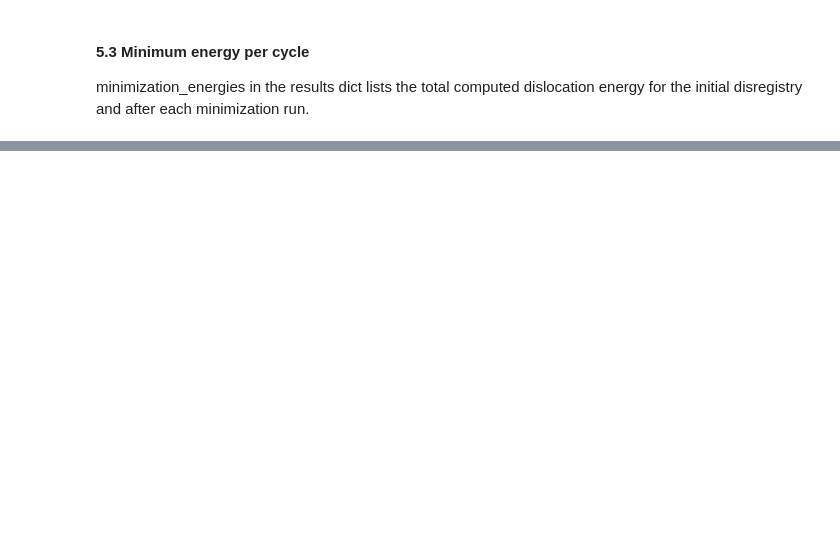
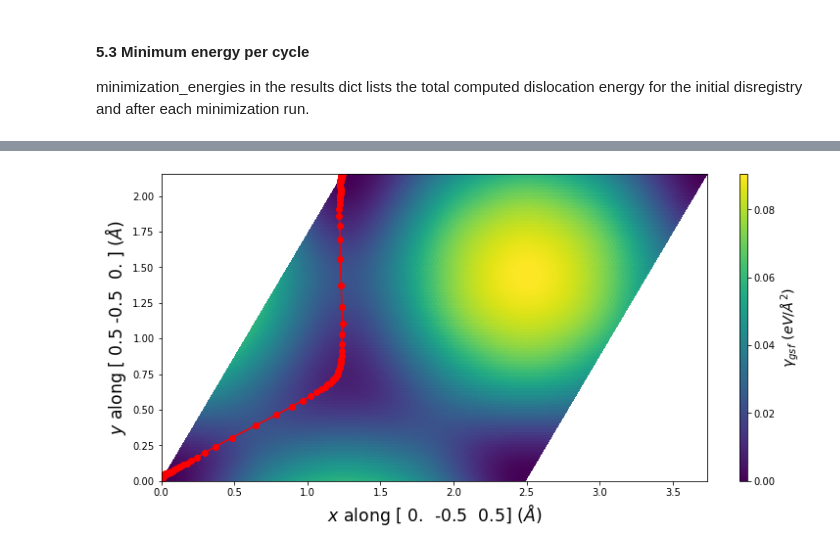
Before and after one commit to lmhale99/iprPy, a Jupyter notebook: notebook/dislocation_SDVPN.ipynb, the cells around one changed output, grey strips where cells are left out. Drawn from its saved outputs; the diff is of its cells as text; code cells hidden in the pictures; blank space fills up the shorter version.

```diff
--- a/notebook/dislocation_SDVPN.ipynb
+++ b/notebook/dislocation_SDVPN.ipynb
@@ -472,0 +484,9 @@ Total dislocation energy per minimization run (in eV/angstrom):
+# %%
+# Load the saved model
+pnsolution = am.defect.SDVPN(model='sdvpn_run.json')
+
+# Show that the plot is the same
+pnsolution.E_gsf_surface_plot(length_unit=length_unit, energyperarea_unit=energyperarea_unit)
+plt.show()
+# %% [output]
+[figure, added]
```
Also changed, not shown: parts of 10 cells of this notebook, 3 other files.
